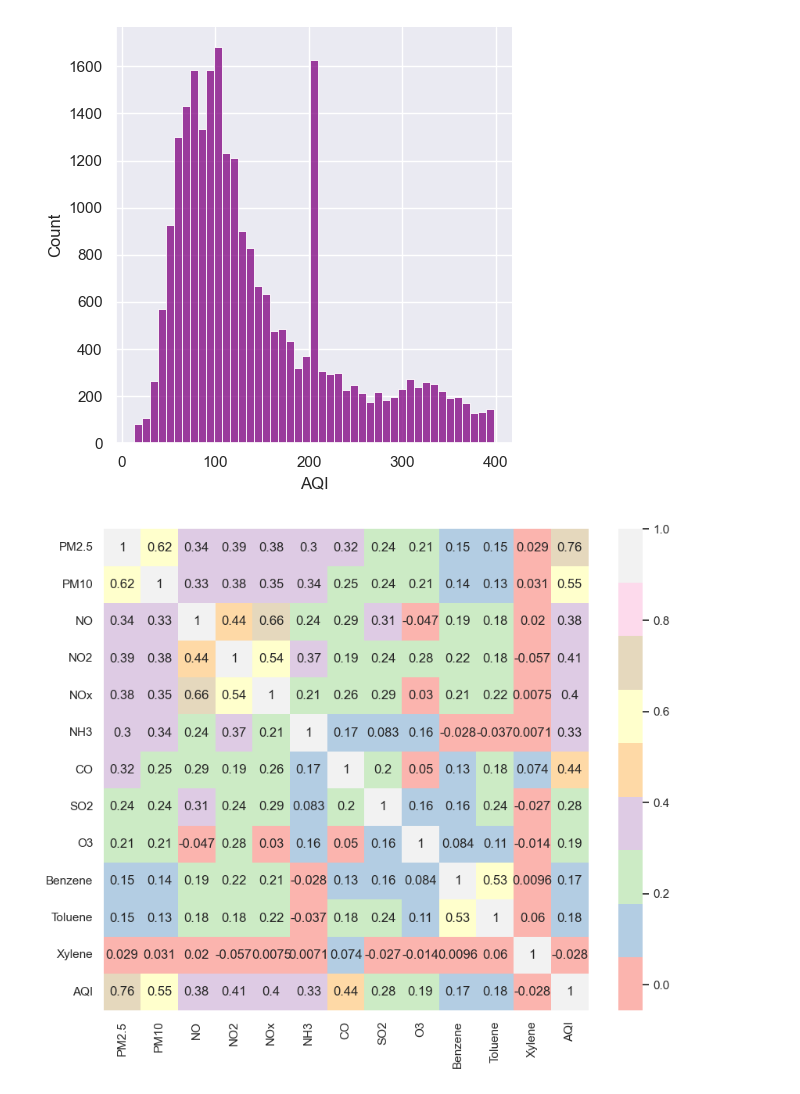
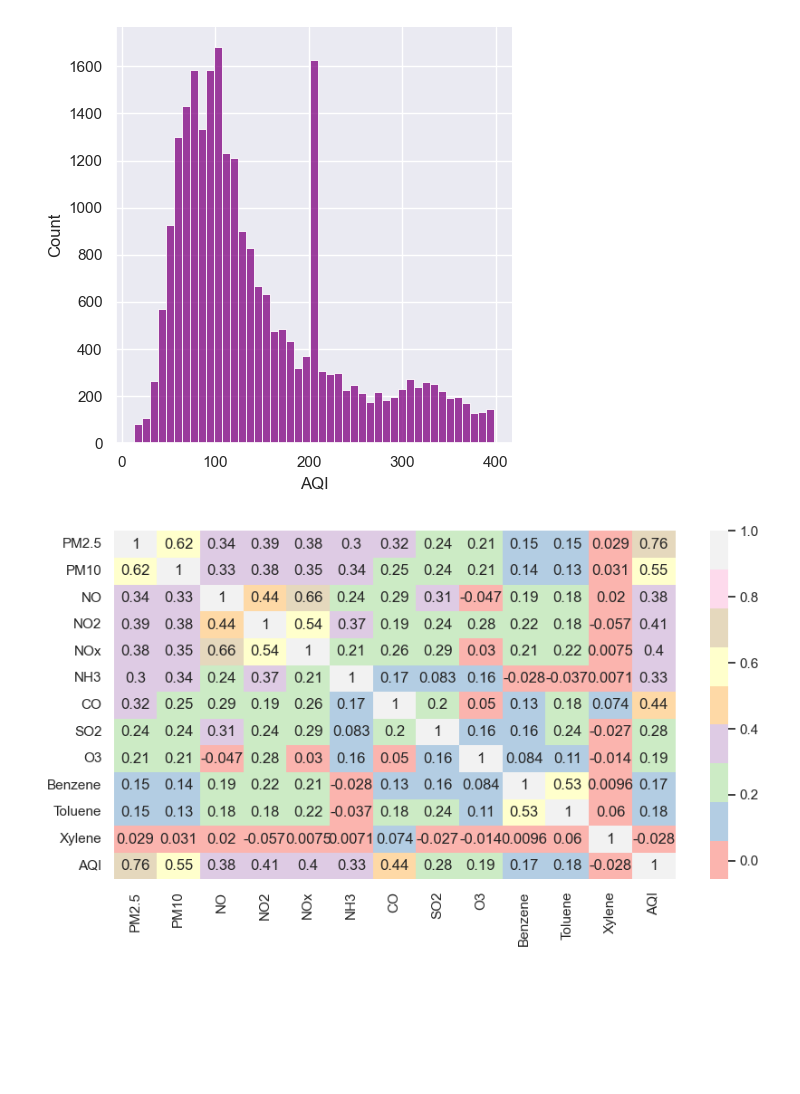
Before and after one commit to rksaini1614/AQI_Prediction_Model, a Jupyter notebook: AirQualityIndexPredictionModel.ipynb, the cells around one changed output. Cells and saved outputs as stored; diff of their text form; code cells hidden in the pictures; blank space fills up the shorter version.

```diff
--- a/AirQualityIndexPredictionModel.ipynb
+++ b/AirQualityIndexPredictionModel.ipynb
@@ -435,8 +435,8 @@ df1 = df.drop(columns = ['City'])
 df1 = df1.drop(columns = ['Date'])
 # %%
 # Multi variate analysis
-plt.figure(figsize=(10,8))
+plt.figure(figsize=(10,5))
 sns.heatmap(df1.corr(),annot = True, cmap="Pastel1")
 plt.show()
 # %% [output]
-[figure, old version]
+[figure, new version]
```
Also changed, not shown: parts of 46 cells of this notebook.
